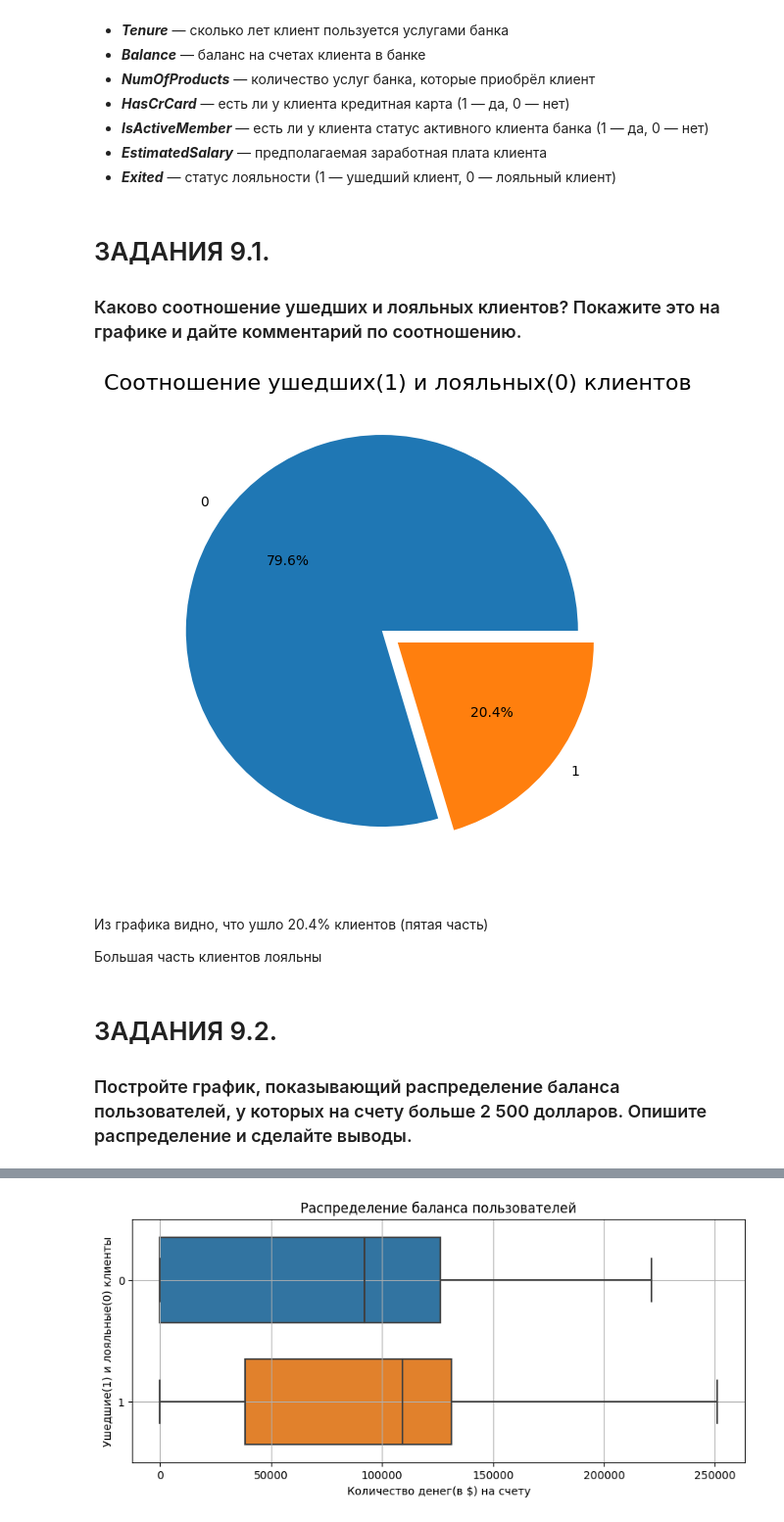
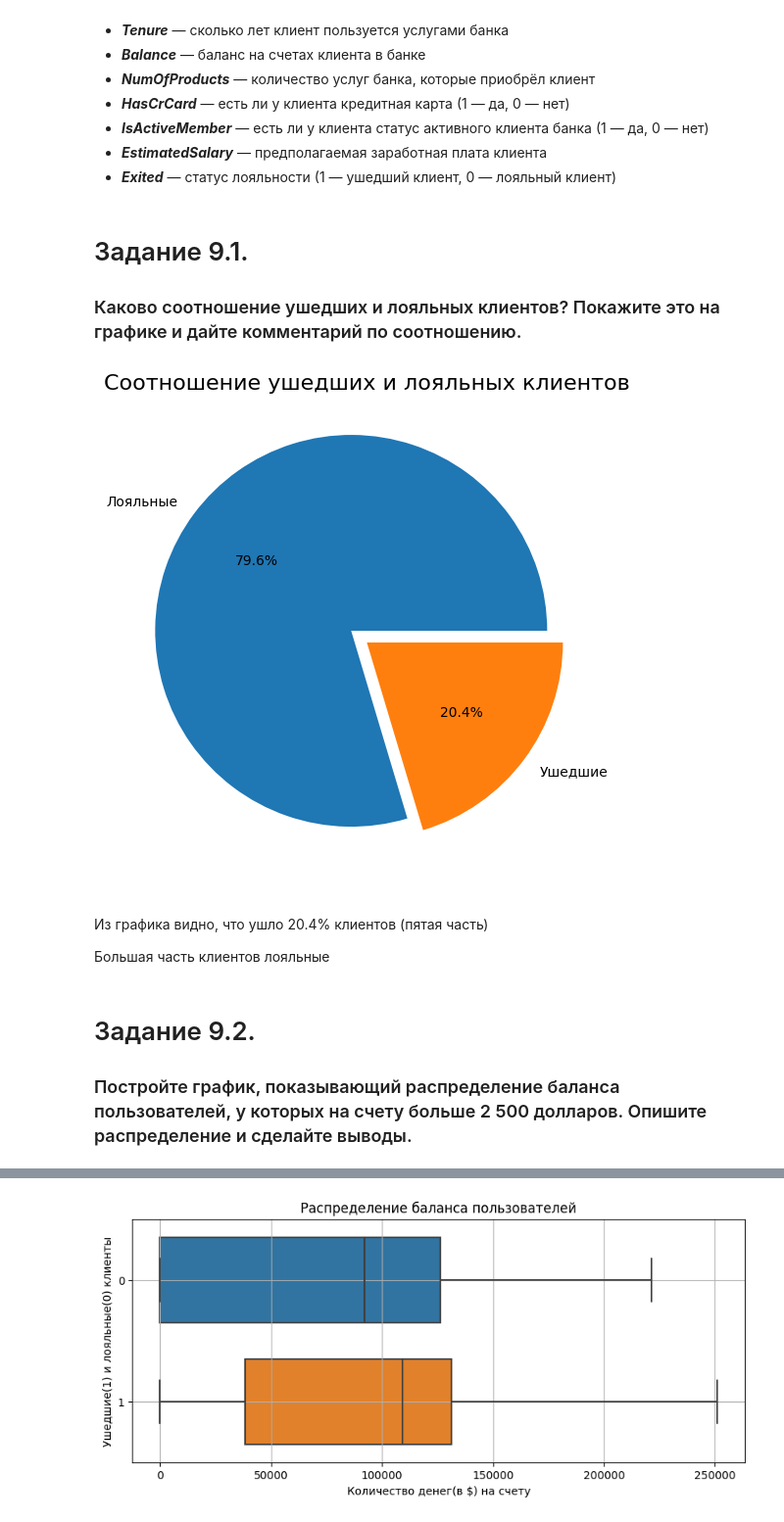
Before and after one commit to SlavaOsminin/SF_data_science, a Jupyter notebook: Skillfactory/PY_13_Визуализация_данных/Homework_2_5.ipynb, the cells around one changed output, grey strips where cells are left out. Shown: that part at 98% size. Saved outputs shown, nothing was run; the diff lists cells and outputs as text; code cells hidden in the pictures.

```diff
--- a/Skillfactory/PY_13_Визуализация_данных/Закрепление_знаний_2_5.ipynb
+++ b/Skillfactory/PY_13_Визуализация_данных/Homework_2_5.ipynb
@@ -43,26 +43,26 @@ memory usage: 1015.8+ KB
 * ***EstimatedSalary*** — предполагаемая заработная плата клиента
 * ***Exited*** — статус лояльности (1 — ушедший клиент, 0 — лояльный клиент)
 # %% [markdown]
-# ЗАДАНИЯ 9.1.
+# Задание 9.1.
 ### Каково соотношение ушедших и лояльных клиентов? Покажите это на графике и дайте комментарий по соотношению.
 # %%
 import matplotlib.pyplot as plt
 %matplotlib inline
 
 loyal_departed = churn['Exited'].value_counts()
 fig = plt.figure(figsize=(5, 5))
 axes = fig.add_axes([0, 0, 1, 1])
-axes.set_title('Cоотношение ушедших(1) и лояльных(0) клиентов', fontsize=16)
+axes.set_title('Cоотношение ушедших и лояльных клиентов', fontsize=16)
 
-axes.pie(loyal_departed, labels=loyal_departed.index, autopct='%.1f%%', explode = [0.1, 0]);
+axes.pie(loyal_departed, labels=['Лояльные', 'Ушедшие'], autopct='%.1f%%', explode = [0.1, 0]);
 # %% [output]
-[figure, old version]
+[figure, new version]
 # %% [markdown]
 Из графика видно, что ушло 20.4% клиентов (пятая часть)
 
-Большая часть клиентов лояльны
+Большая часть клиентов лояльные
 # %% [markdown]
-# ЗАДАНИЯ 9.2.
+# Задание 9.2.
 ### Постройте график, показывающий распределение баланса пользователей, у которых на счету больше 2 500 долларов. Опишите распределение и сделайте выводы.
 # %%
 import seaborn as sns
```
Also changed, not shown: parts of 29 cells of this notebook, 1 other file.
